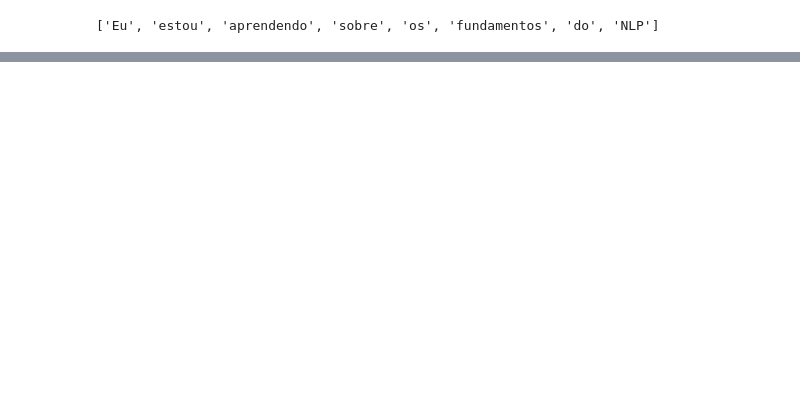
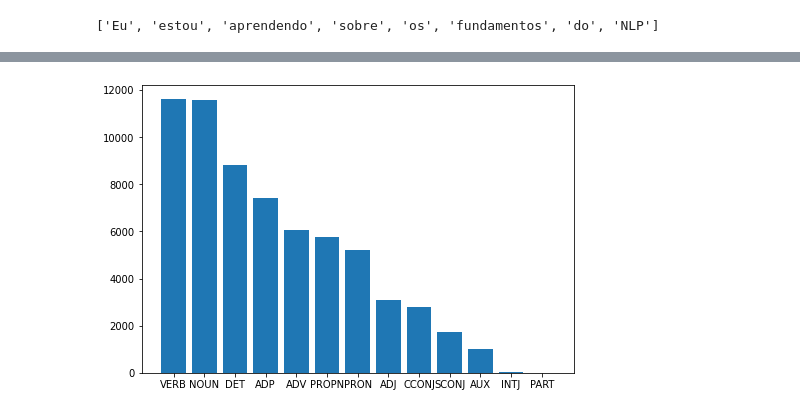
Before and after one commit to flavio-mota/fundamentos-pln, a Jupyter notebook: CIC260_Introdução_ao_Processamento_de_Linguagem_Natural.ipynb, the cells around one changed output, grey strips where cells are left out. Drawn from its saved outputs; the diff is of its cells as text; code cells hidden in the pictures; blank space fills up the shorter version.

```diff
--- a/CIC260_Introdução_ao_Processamento_de_Linguagem_Natural.ipynb
+++ b/CIC260_Introdução_ao_Processamento_de_Linguagem_Natural.ipynb
@@ -101,0 +267,8 @@ palavras
+# %%
+from collections import defaultdict
+def ocorrencias(lista_palavras):
+    dicionario = defaultdict(int)
+    for p in lista_palavras:
+        dicionario[p] += 1
+
+    return dicionario
@@ -101,0 +279,5 @@ palavras
+# %%
+dic = ocorrencias(palavras)
+mais_frequentes = sorted(dic.items(), key=lambda tupla:tupla[1], reverse=True)[:10]
+for palavra, n in mais_frequentes:
+    print(palavra, '\t', n)
@@ -101,0 +297,5 @@ palavras
+# %%
+dic = ocorrencias(palavras_sem_vazias)
+mais_frequentes = sorted(dic.items(), key=lambda tupla:tupla[1], reverse=True)[:10]
+for palavra, n in mais_frequentes:
+    print(palavra, '\t', n)
@@ -101,0 +348,4 @@ palavras
+# %%
+import spacy
+spacy.cli.download("pt_core_news_sm") # Download dos recursos em pt-BR
+nlp = spacy.load('pt_core_news_sm') # Carregamento dos recursos em pt-BR
@@ -101,0 +382,23 @@ palavras
+# %%
+import matplotlib.pyplot as plt
+from collections import defaultdict
+
+lixo = ['PUNCT', 'SPACE', 'X', 'SYM', 'NUM']
+doc = nlp(obra)
+etiq = [(pal.orth_, pal.pos_) for pal in doc]
+pos2 = [pos for (pal, pos) in etiq if pos not in lixo]
+cont = defaultdict(int)
+for p in pos2:
+    cont[p] += 1
+frequencia = sorted(cont.items(), key=lambda tupla:tupla[1], reverse=True)
+cont = defaultdict(int)
+for palavra, n in frequencia:
+  cont[palavra] = n
+fig = plt.figure()
+ax = fig.add_axes([0,0,1,1])
+nomes = cont.keys()
+ocorrencias = cont.values()
+ax.bar(nomes,ocorrencias)
+plt.show()
+# %% [output]
+[figure, added]
```
Also changed, not shown: parts of 57 cells of this notebook.
